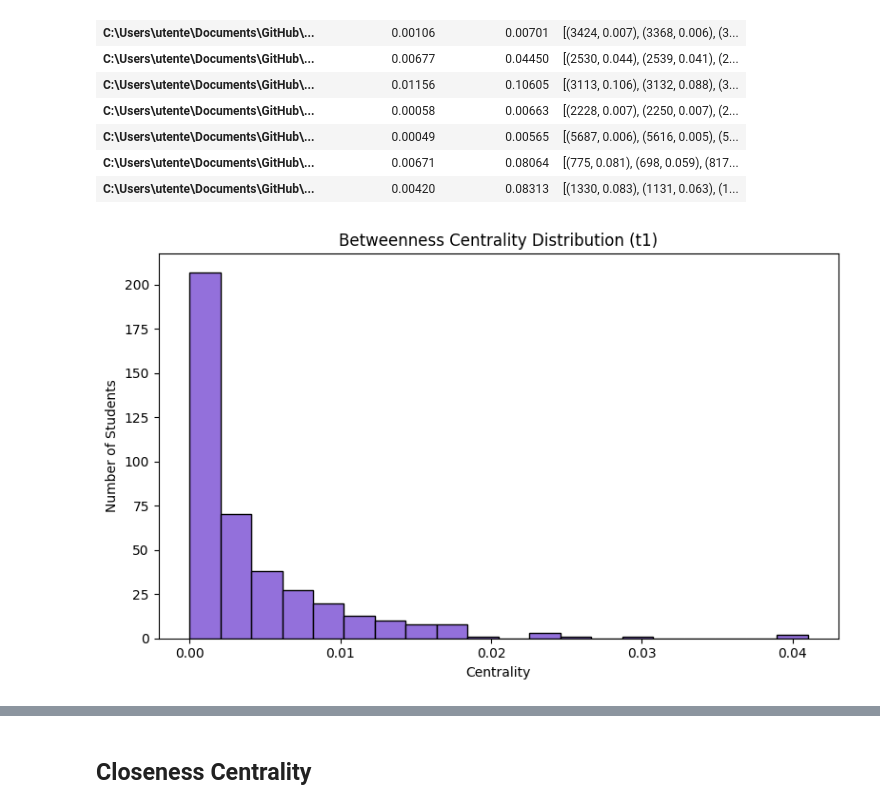
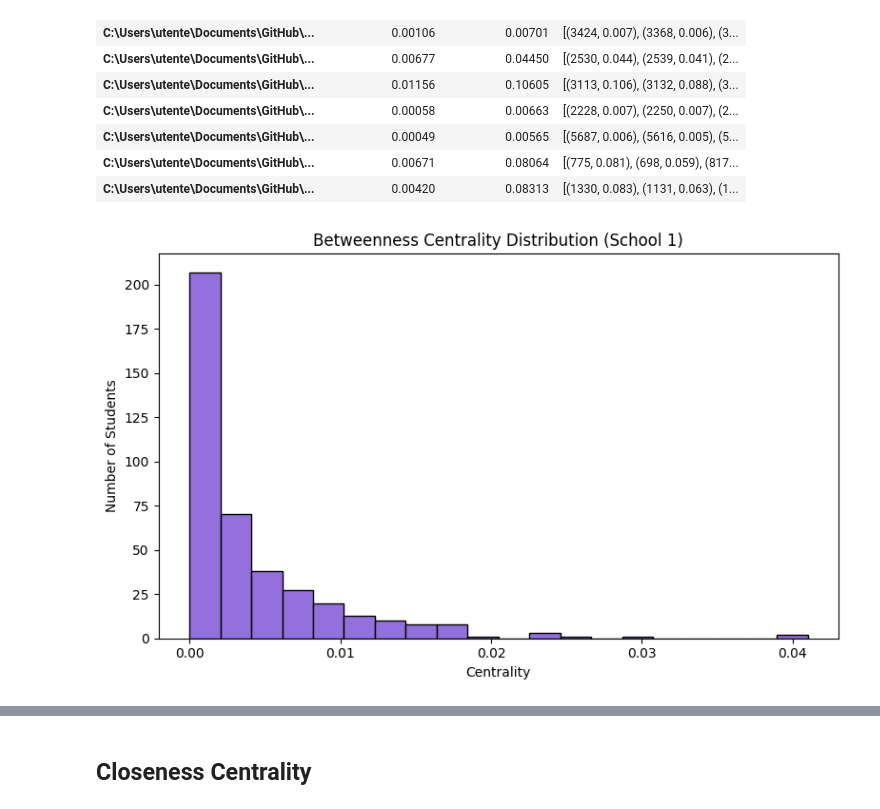
Before and after one commit to asalazar18s/SNA_25, a Jupyter notebook: metrics_IB.ipynb, the cells around one changed output, grey strips where cells are left out. Saved outputs shown, nothing was run; the diff lists cells and outputs as text; code cells hidden in the pictures.

```diff
--- a/metrics_IB.ipynb
+++ b/metrics_IB.ipynb
@@ -326,32 +328,32 @@ import os
 extract_path = r"C:\Users\utente\Documents\GitHub\SNA_25\dataset"
 edge_file_t1 = [f for f in os.listdir(extract_path) if "Edges_t1.csv" in f][0]
 node_file_t1 = edge_file_t1.replace("Edges", "Nodes")
 
 # Load data
 edge_df = pd.read_csv(os.path.join(extract_path, edge_file_t1))
 node_df = pd.read_csv(os.path.join(extract_path, node_file_t1))
 
 # Detect ID column
 id_col = next((col for col in node_df.columns if col.lower() == "id"), None)
 if not id_col:
     id_col = "ID"
 
 # Build graph
 positive_edges = edge_df[edge_df['weight'] > 0]
 G = nx.DiGraph()
 G.add_nodes_from(node_df[id_col])
 G.add_weighted_edges_from(positive_edges[['from', 'to', 'weight']].values)
 
 # Compute betweenness
 btw = list(nx.betweenness_centrality(G, normalized=True).values())
 
 # Plot
 plt.figure(figsize=(8, 5))
 plt.hist(btw, bins=20, color='mediumpurple', edgecolor='black')
-plt.title("Betweenness Centrality Distribution (t1)")
+plt.title("Betweenness Centrality Distribution (School 1)")
 plt.xlabel("Centrality")
 plt.ylabel("Number of Students")
 plt.tight_layout()
 plt.show()
 # %% [output]
-[figure, old version]
+[figure, new version]
```
Also changed, not shown: parts of 14 cells of this notebook, 1 other file.
